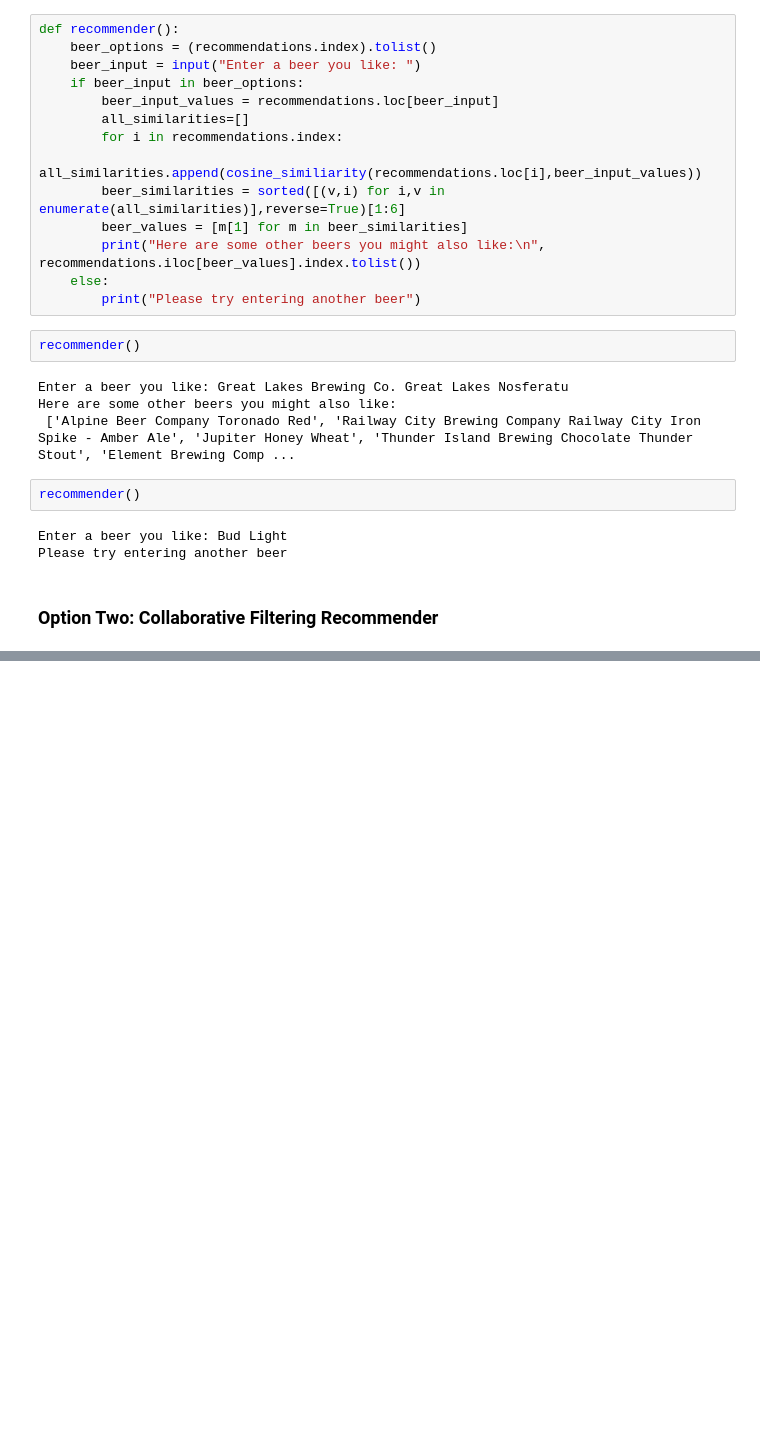
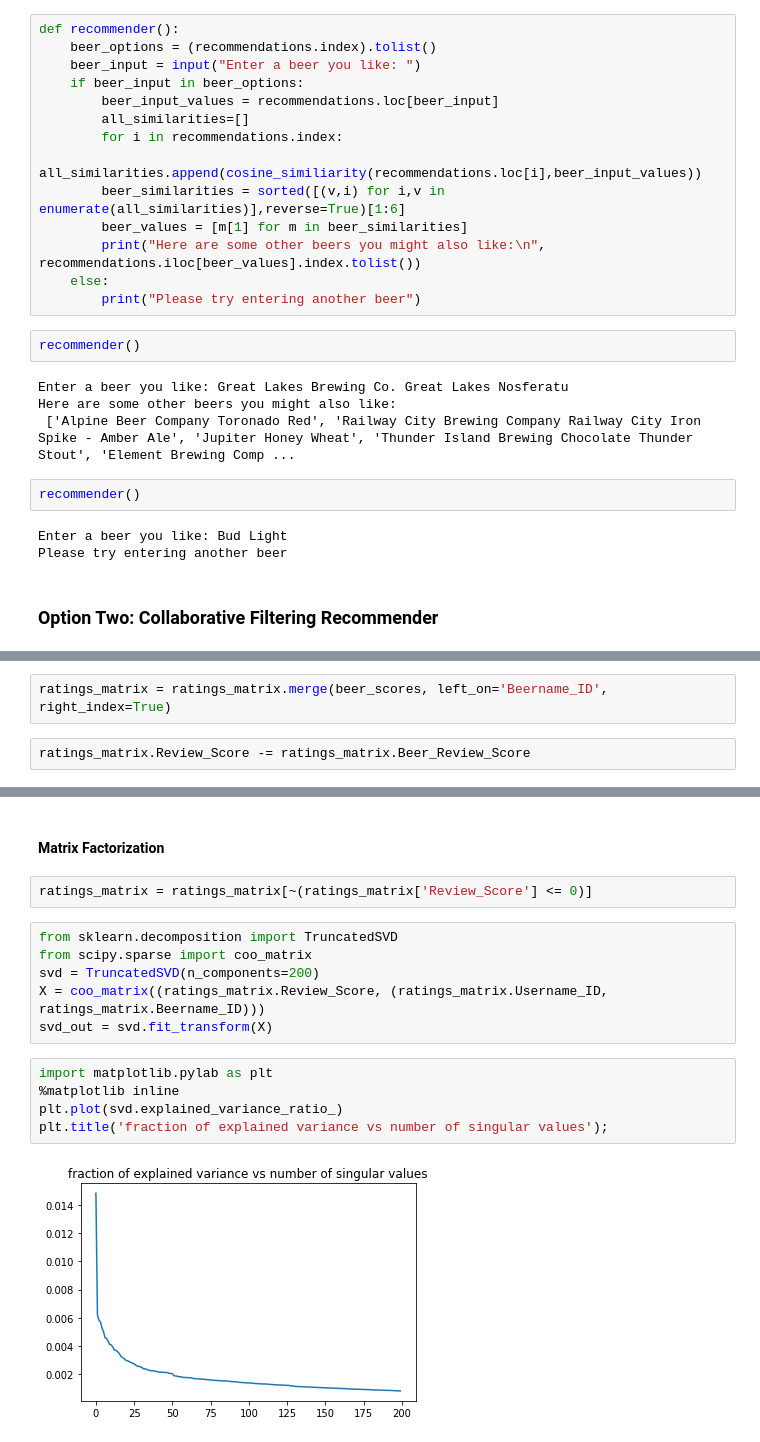
Before and after one commit to ZoeMarkovits/Data_Mining_Final_Project, a Jupyter notebook: Beer_Recommendation_System.ipynb, the cells around one changed output, grey strips where cells are left out. Cells and saved outputs as stored; diff of their text form; blank space fills up the shorter version.

```diff
--- a/Beer_Recommendation_System.ipynb
+++ b/Beer_Recommendation_System.ipynb
@@ -473,0 +566,4 @@ See the caveats in the documentation: http://pandas.pydata.org/pandas-docs/stabl
+# %%
+ratings_matrix = ratings_matrix.merge(beer_scores, left_on='Beername_ID', right_index=True)
+# %%
+ratings_matrix.Review_Score -= ratings_matrix.Beer_Review_Score
@@ -473,0 +579,17 @@ See the caveats in the documentation: http://pandas.pydata.org/pandas-docs/stabl
+# %% [markdown]
+#### Matrix Factorization
+# %%
+ratings_matrix = ratings_matrix[~(ratings_matrix['Review_Score'] <= 0)]
+# %%
+from sklearn.decomposition import TruncatedSVD
+from scipy.sparse import coo_matrix
+svd = TruncatedSVD(n_components=200)
+X = coo_matrix((ratings_matrix.Review_Score, (ratings_matrix.Username_ID, ratings_matrix.Beername_ID)))
+svd_out = svd.fit_transform(X)
+# %%
+import matplotlib.pylab as plt
+%matplotlib inline
+plt.plot(svd.explained_variance_ratio_)
+plt.title('fraction of explained variance vs number of singular values');
+# %% [output]
+[figure, added]
```
Also changed, not shown: parts of 32 cells of this notebook.
